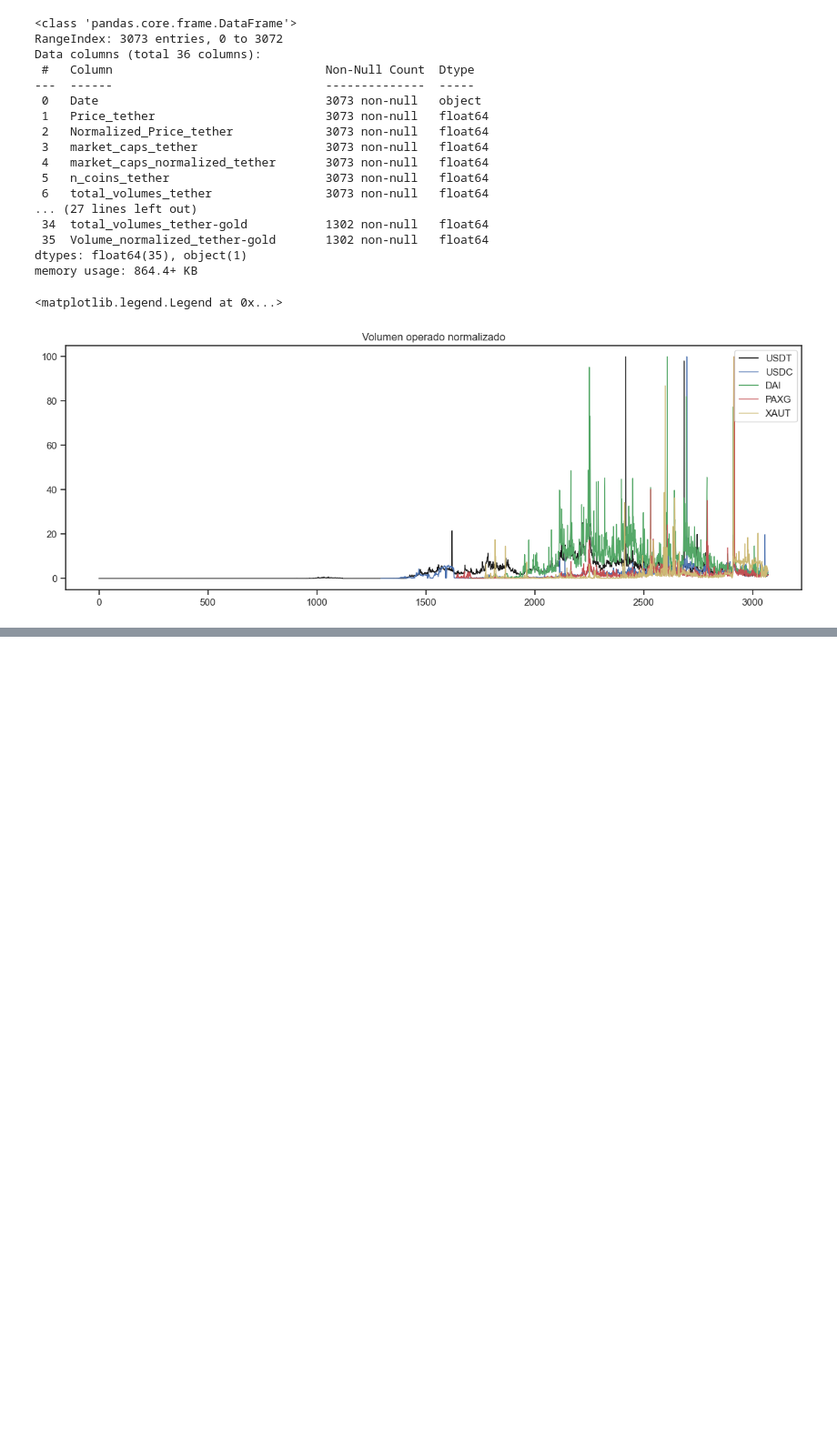
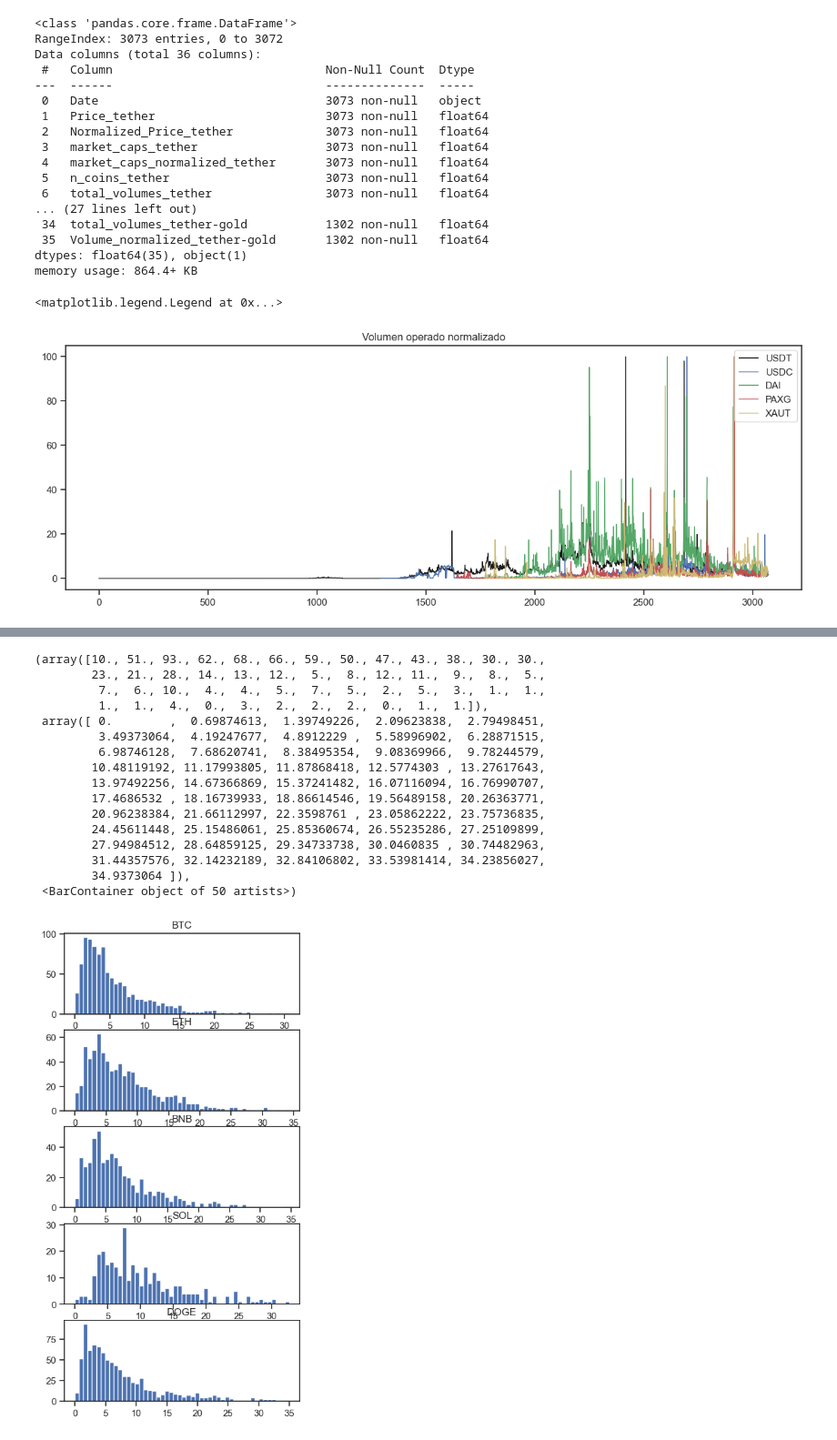
Before and after one commit to Nahuel-Otonelo/Proyecto_2, a Jupyter notebook: AnalisisExploratorio.ipynb, the cells around one changed output, grey strips where cells are left out. Shown at 91% size. Cells and saved outputs as stored; diff of their text form; code cells hidden in the pictures; blank space fills up the shorter version.

```diff
--- a/AnalisisExploratorio.ipynb
+++ b/AnalisisExploratorio.ipynb
@@ -259,8 +238,8 @@ def OHLC(coin):
                         lambda x: dt.datetime.fromtimestamp(x/1000
                         ).strftime('%m-%d-%Y'))
 
-    ohlc.insert(loc=5, column= 'O_C_variation', value= (ohlc['Open']-ohlc['Close'])/ohlc['Open']*100)           #Variacion respecto apertura / cierre.
-    ohlc.insert(loc=6, column= 'Max_Variation', value= (ohlc['High']-ohlc['Low'])/((ohlc['High'] + ohlc['Low'])/2)*100)            #Variacion respecto max / min.
+    ohlc.insert(loc=5, column= 'O_C_variation_Normalized', value= (ohlc['Open']-ohlc['Close'])/ohlc['Open']*100)           #Variacion respecto apertura / cierre.
+    ohlc.insert(loc=6, column= 'Max_Variation_Normalized', value= (ohlc['High']-ohlc['Low'])/((ohlc['Open']))*100)            #Variacion respecto max / min.
 
     return ohlc
 # %%
@@ -573,0 +554,34 @@ plt.legend()
+# %%
+label='bitcooin'
+tope=35
+bins=50
+fig, axs = plt.subplots(5,1, figsize=(5,10))
+#plt.hist(df['price'], bins=100)
+axs[0].set_title('BTC')
+axs[0].hist(layer_1_ohlc['Max_Variation_Normalized_bitcoin'].loc[layer_1_ohlc['Max_Variation_Normalized_bitcoin']<tope] , bins=bins, color='b')
+axs[1].set_title('ETH')
+axs[1].hist(layer_1_ohlc['Max_Variation_Normalized_ethereum'].loc[layer_1_ohlc['Max_Variation_Normalized_ethereum']<tope], bins=bins)
+axs[2].set_title('BNB')
+axs[2].hist(layer_1_ohlc['Max_Variation_Normalized_binancecoin'].loc[layer_1_ohlc['Max_Variation_Normalized_binancecoin']<tope], bins=bins)
+axs[3].set_title('SOL')
+axs[3].hist(layer_1_ohlc['Max_Variation_Normalized_solana'].loc[layer_1_ohlc['Max_Variation_Normalized_solana']<tope], bins=bins)
+axs[4].set_title('DOGE')
+axs[4].hist(layer_1_ohlc['Max_Variation_Normalized_dogecoin'].loc[layer_1_ohlc['Max_Variation_Normalized_dogecoin']<tope], bins=bins)
+# %% [output]
+(array([10., 51., 93., 62., 68., 66., 59., 50., 47., 43., 38., 30., 30.,
+        23., 21., 28., 14., 13., 12.,  5.,  8., 12., 11.,  9.,  8.,  5.,
+         7.,  6., 10.,  4.,  4.,  5.,  7.,  5.,  2.,  5.,  3.,  1.,  1.,
+         1.,  1.,  4.,  0.,  3.,  2.,  2.,  2.,  0.,  1.,  1.]),
+ array([ 0.        ,  0.69874613,  1.39749226,  2.09623838,  2.79498451,
+         3.49373064,  4.19247677,  4.8912229 ,  5.58996902,  6.28871515,
+         6.98746128,  7.68620741,  8.38495354,  9.08369966,  9.78244579,
+        10.48119192, 11.17993805, 11.87868418, 12.5774303 , 13.27617643,
+        13.97492256, 14.67366869, 15.37241482, 16.07116094, 16.76990707,
+        17.4686532 , 18.16739933, 18.86614546, 19.56489158, 20.26363771,
+        20.96238384, 21.66112997, 22.3598761 , 23.05862222, 23.75736835,
+        24.45611448, 25.15486061, 25.85360674, 26.55235286, 27.25109899,
+        27.94984512, 28.64859125, 29.34733738, 30.0460835 , 30.74482963,
+        31.44357576, 32.14232189, 32.84106802, 33.53981414, 34.23856027,
+        34.9373064 ]),
+ <BarContainer object of 50 artists>)
+[figure, added]
```
Also changed, not shown: parts of 11 cells of this notebook.
